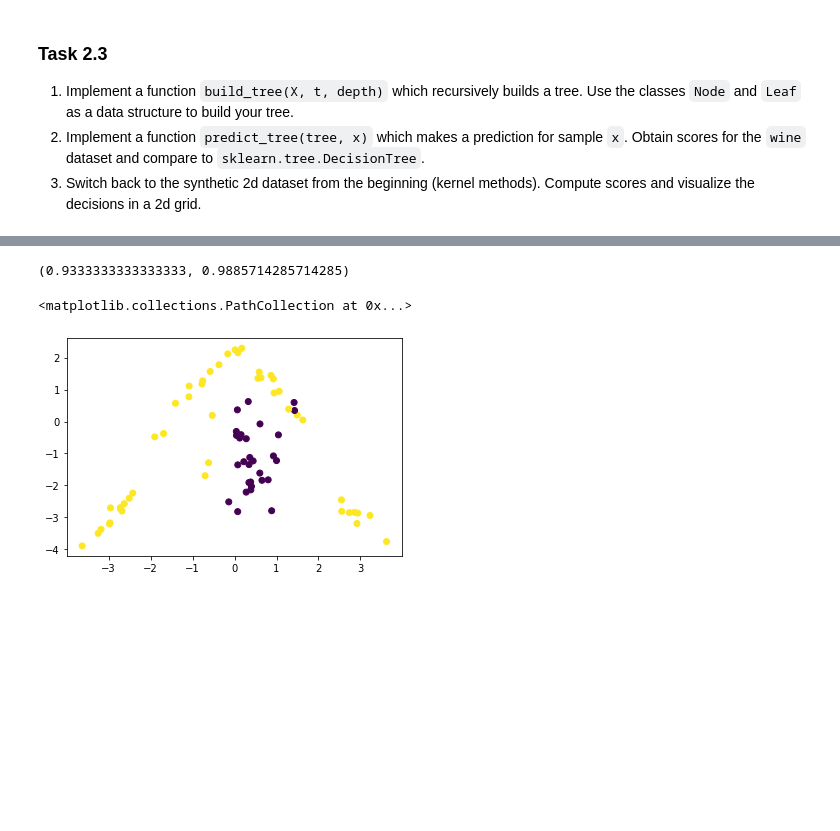
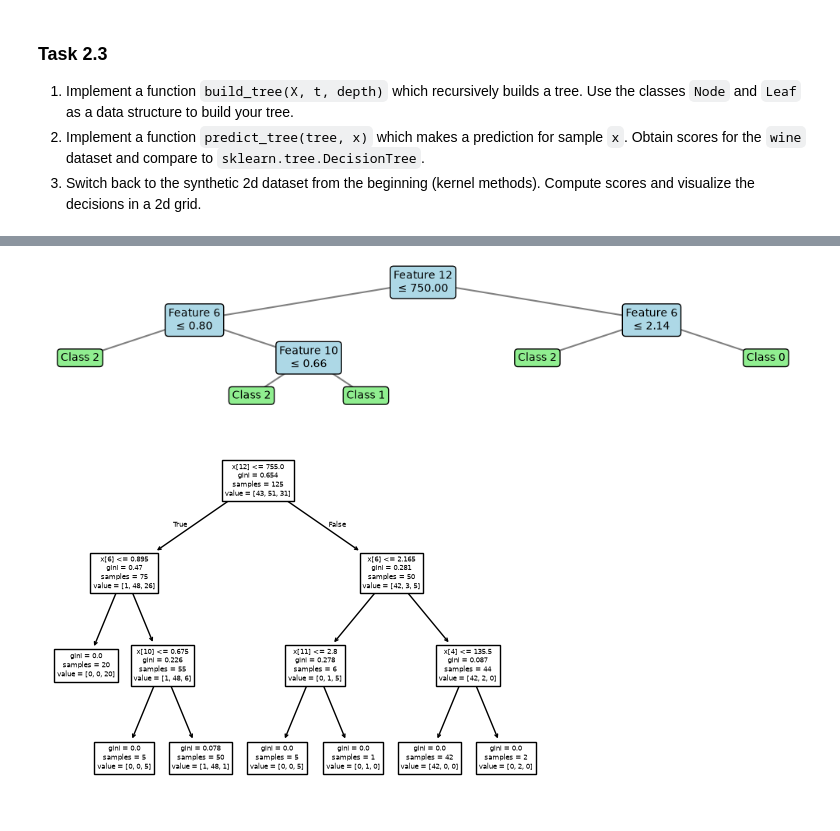
Before and after one commit to JanLuckhardt/machine-learning, a Jupyter notebook: 04_svm_decision_trees.ipynb, the cells around one changed output, grey strips where cells are left out. Saved outputs shown, nothing was run; the diff lists cells and outputs as text; code cells hidden in the pictures; blank space fills up the shorter version.

```diff
--- a/04_svm_decision_trees.ipynb
+++ b/04_svm_decision_trees.ipynb
@@ -530,26 +644,47 @@ clf.score(X_test,t_test),clf.score(X_train,t_train)
-# %%
-# Calculate test score for synthetic 2D dataset
-X_2d, t_2d = np.load('data/nonlin_2d_data.npy')[:,:2], np.load('data/nonlin_2d_data.npy')[:, 2]
-X_train, X_test, t_train, t_test = split_data(X_2d, t_2d, seed=1)
-tree = build_tree(X_train, t_train, 0, max_depth=3, n_labels=2)
-y_test_pred=[]
-y_train_pred=[]
-for i in range(X_train.shape[0]):
-    note=predict_tree(tree, X_train[i])
-    note=predict_tree(note, X_train[i])
-    note=predict_tree(note, X_train[i])
-    y_train_pred.append(note.label)
-for i in range(X_test.shape[0]):
-    note=predict_tree(tree, X_test[i])
-    note=predict_tree(note, X_test[i])
-    note=predict_tree(note, X_test[i])
-    y_test_pred.append(note.label)
-np.mean(y_test_pred==t_test),np.mean(y_train_pred==t_train)
-# %% [output]
-(0.9333333333333333, 0.9885714285714285)
-# %%
-# Visualize
-plt.scatter(X_test[:, 0], X_test[:, 1], c=y_test_pred)
-# %% [output]
-<matplotlib.collections.PathCollection at 0x...>
-[figure, removed]
+# %%
+def plot_tree(tree, figsize=(10, 2)):
+    fig, ax = plt.subplots(figsize=figsize)
+
+    def draw_node(node, x, y, dx):
+        if isinstance(node, Leaf):
+            ax.text(
+                x, y, f"Class {node.label}",
+                ha="center", va="center",
+                bbox=dict(boxstyle="round", facecolor="lightgreen")
+            )
+            return
+
+        ax.text(
+            x, y,
+            f"Feature {node.n_feat}\n≤ {node.threshold:.2f}",
+            ha="center", va="center",
+            bbox=dict(boxstyle="round", facecolor="lightblue")
+        )
+
+        # Positionen der Kinder
+        left_x = x - dx
+        right_x = x + dx
+        child_y = y - 1
+
+        # Verbindungslinien
+        ax.plot([x, left_x], [y, child_y], color="gray")
+        ax.plot([x, right_x], [y, child_y], color="gray")
+
+        # Rekursive Aufrufe
+        draw_node(node.left, left_x, child_y, dx / 2)
+        draw_node(node.right, right_x, child_y, dx / 2)
+
+    draw_node(tree, x=0, y=0, dx=4)
+
+    ax.axis("off")
+    plt.tight_layout()
+    plt.show()
+
+plot_tree(tree)
+# %% [output]
+[figure, added]
+# %%
+sklearn.tree.plot_tree(clf)
+plt.show()
+# %% [output]
+[figure, added]
```
Also changed, not shown: parts of 46 cells of this notebook.
